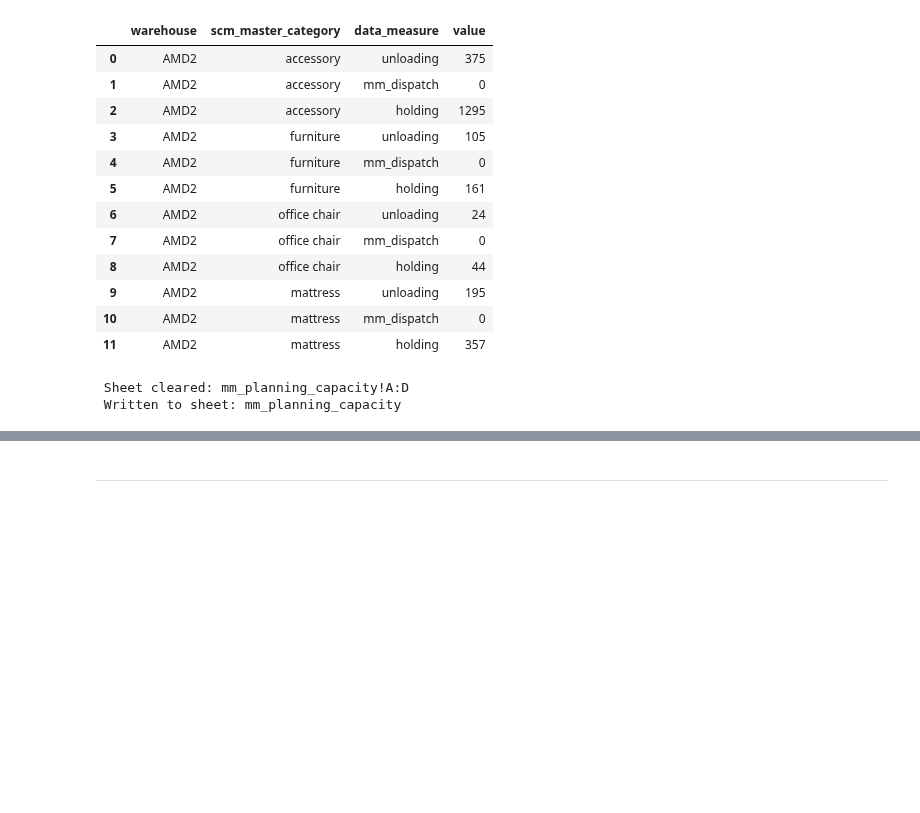
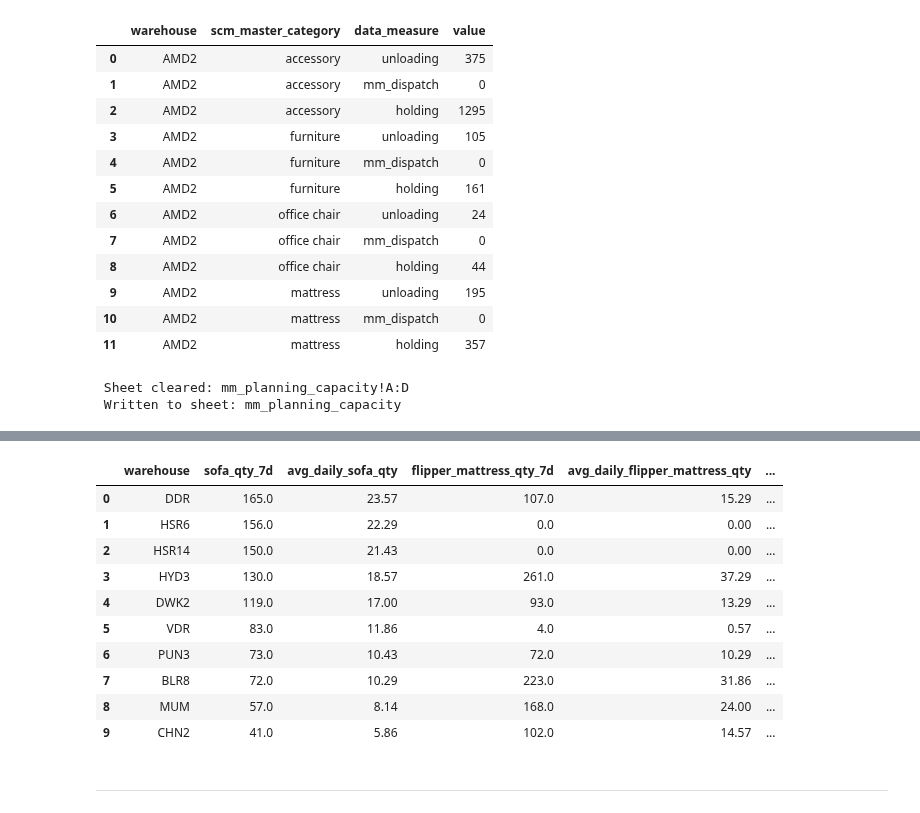
Before and after one commit to ShuvenduPritamWakefit/sto-alert-automation, a Jupyter notebook: daily_sto_alert_fetch.ipynb, the cells around one changed output, grey strips where cells are left out. Drawn from its saved outputs; the diff is of its cells as text; code cells hidden in the pictures; blank space fills up the shorter version.

```diff
--- a/daily_sto_alert_fetch.ipynb
+++ b/daily_sto_alert_fetch.ipynb
@@ -820,3 +822,91 @@ write_sheet('1ej_Fbl2qDM74eiw8u9yGRZxJ4LA0xfd3jgwNrkARmX8', 'mm_planning_capacit
 # %% [output]
  Sheet cleared: mm_planning_capacity!A:D
  Written to sheet: mm_planning_capacity
+# %%
+# sofa + flipper-mattress sales by warehouse : last 7 complete days (yesterday back 7 days) -> sheet tab
+# https://docs.google.com/spreadsheets/d/1ej_Fbl2qDM74eiw8u9yGRZxJ4LA0xfd3jgwNrkARmX8/edit
+#
+# "today" = the IST date. Snowflake's session clock is UTC but order_confirmed_on is stored as IST
+# wall-clock time, so a plain CURRENT_DATE() is still yesterday before 05:30 IST and an early-morning
+# run would silently drop the latest full day from the 7-day window.
+
+SALES_SHEET_KEY = '1ej_Fbl2qDM74eiw8u9yGRZxJ4LA0xfd3jgwNrkARmX8'
+SALES_TAB = 'sofa_flipper_7d_sales'          # <- tab name: change it here if you want another
+
+sofa_flipper_query = """
+WITH orders AS (
+    SELECT
+        o.warehouse,
+        DATE(o.order_confirmed_on) AS order_date,
+        o.item_sku,
+        o.item_quantity
+    FROM wakefit_db.public.cartitemlvl_rpt o
+    WHERE DATE(o.order_confirmed_on) <  CONVERT_TIMEZONE('Asia/Kolkata', CURRENT_TIMESTAMP())::DATE
+      AND DATE(o.order_confirmed_on) >= CONVERT_TIMEZONE('Asia/Kolkata', CURRENT_TIMESTAMP())::DATE - 7
+),
+
+products AS (
+    SELECT
+        item_sku,
+        LOWER(scm_master_category) AS scm_master_category,
+        LOWER(product_type)        AS product_type
+    FROM wakefit_db.crm.wf_products_pricing
+)
+
+SELECT
+    o.warehouse,
+    SUM(CASE WHEN p.scm_master_category = 'sofa'
+             THEN o.item_quantity ELSE 0 END)            AS sofa_qty_7d,
+    ROUND(SUM(CASE WHEN p.scm_master_category = 'sofa'
+             THEN o.item_quantity ELSE 0 END) / 7.0, 2)  AS avg_daily_sofa_qty,
+
+    SUM(CASE WHEN p.scm_master_category = 'mattress'
+              AND p.product_type LIKE '%flipper%'
+             THEN o.item_quantity ELSE 0 END)            AS flipper_mattress_qty_7d,
+    ROUND(SUM(CASE WHEN p.scm_master_category = 'mattress'
+              AND p.product_type LIKE '%flipper%'
+             THEN o.item_quantity ELSE 0 END) / 7.0, 2)  AS avg_daily_flipper_mattress_qty,
+
+    -- (sofa + flipper) / sofa ; no sofa sales (divide by zero) -> 1
+    COALESCE(
+        (SUM(CASE WHEN p.scm_master_category = 'sofa'
+                  THEN o.item_quantity ELSE 0 END)
+       + SUM(CASE WHEN p.scm_master_category = 'mattress'
+                   AND p.product_type LIKE '%flipper%'
+                  THEN o.item_quantity ELSE 0 END))
+       / NULLIF(SUM(CASE WHEN p.scm_master_category = 'sofa'
+                         THEN o.item_quantity ELSE 0 END), 0),
+        1)                                               AS "total_sofa+flipper/total_sofa"
+FROM orders o
+JOIN products p
+  ON o.item_sku = p.item_sku
+WHERE p.scm_master_category = 'sofa'
+   OR (p.scm_master_category = 'mattress' AND p.product_type LIKE '%flipper%')
+GROUP BY o.warehouse
+ORDER BY avg_daily_sofa_qty DESC;
+"""
+df_sofa_flipper = query_execute(sofa_flipper_query)
+
+# create the tab only if it is not there yet (small grid - set_with_dataframe grows it when needed)
+_ss = gc.open_by_key(SALES_SHEET_KEY)
+try:
+    _ss.worksheet(SALES_TAB)
+    print(' Tab exists:', SALES_TAB)
+except gspread.WorksheetNotFound:
+    _ss.add_worksheet(title=SALES_TAB, rows=100, cols=10)
+    print(' Tab created:', SALES_TAB)
+
+# A:F only - the script owns six columns, anything maintained to the right of them survives
+clean_sheet(SALES_SHEET_KEY, SALES_TAB, range_string="A:F")
+write_sheet(SALES_SHEET_KEY, SALES_TAB, df_sofa_flipper)
+
+# read back : header + one row per warehouse should now be on the sheet
+_on_sheet = len(_ss.worksheet(SALES_TAB).col_values(1)) - 1
+print('warehouses:', len(df_sofa_flipper), '| rows on sheet:', _on_sheet,
+      '| match:', _on_sheet == len(df_sofa_flipper))
+print('sofa 7d total:', df_sofa_flipper['sofa_qty_7d'].sum(),
+      '| flipper mattress 7d total:', df_sofa_flipper['flipper_mattress_qty_7d'].sum())
+print('warehouses with no sofa sales (ratio set to 1):',
+      int(df_sofa_flipper['sofa_qty_7d'].fillna(0).eq(0).sum()))
+df_sofa_flipper.head(10)
+# %% [output]
@@ -823,2 +920,13 @@ write_sheet('1ej_Fbl2qDM74eiw8u9yGRZxJ4LA0xfd3jgwNrkARmX8', 'mm_planning_capacit
+|  | warehouse | sofa_qty_7d | avg_daily_sofa_qty | flipper_mattress_qty_7d | avg_daily_flipper_mattress_qty | ... |
+| 0 | DDR | 165.0 | 23.57 | 107.0 | 15.29 | ... |
+| 1 | HSR6 | 156.0 | 22.29 | 0.0 | 0.00 | ... |
+| 2 | HSR14 | 150.0 | 21.43 | 0.0 | 0.00 | ... |
+| 3 | HYD3 | 130.0 | 18.57 | 261.0 | 37.29 | ... |
+| 4 | DWK2 | 119.0 | 17.00 | 93.0 | 13.29 | ... |
+| 5 | VDR | 83.0 | 11.86 | 4.0 | 0.57 | ... |
+| 6 | PUN3 | 73.0 | 10.43 | 72.0 | 10.29 | ... |
+| 7 | BLR8 | 72.0 | 10.29 | 223.0 | 31.86 | ... |
+| 8 | MUM | 57.0 | 8.14 | 168.0 | 24.00 | ... |
+| 9 | CHN2 | 41.0 | 5.86 | 102.0 | 14.57 | ... |
 # %% [markdown]
 -----
```
Also changed, not shown: parts of 11 cells of this notebook.
